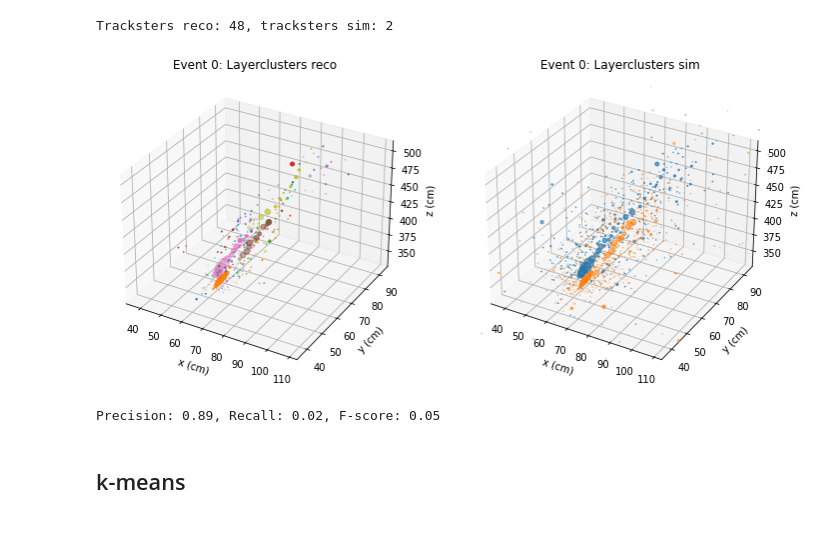
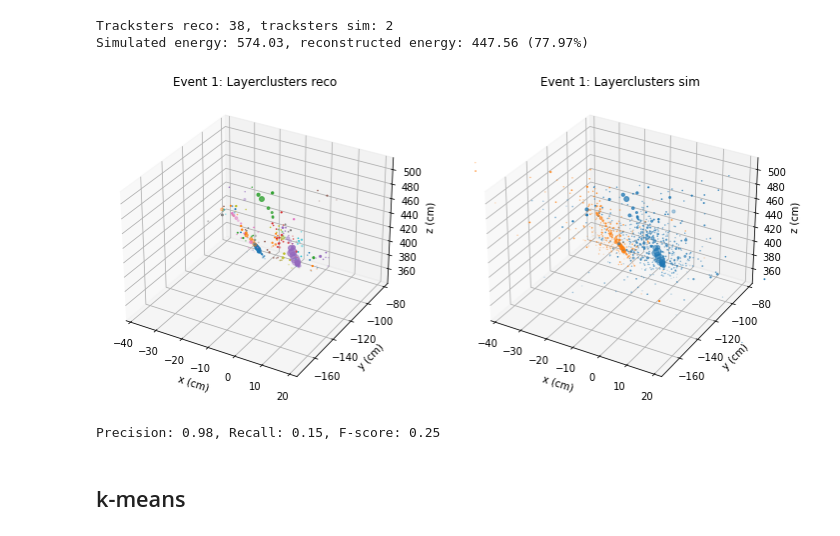
Before and after one commit to edcuba/TICLHack22_PatternReco, a Jupyter notebook: 2_baseline_centroids.ipynb, the cells around one changed output. Cells and saved outputs as stored; diff of their text form; code cells hidden in the pictures.

Commit message:
Create evaluate method

```diff
--- a/2_baseline_centroids.ipynb
+++ b/2_baseline_centroids.ipynb
@@ -1,51 +1,44 @@
 # %%
 import uproot
-import awkward as ak
 import numpy as np
-from reco.plotting import plot_event, plot_trackster
-from reco.evaluation import bcubed, f_score
-from reco.event import get_trackster_map
-from reco.energy import get_energy_map
+from reco.plotting import plot_event, plot_tracksters
+from reco.evaluation import evaluate
+from reco.event import remap_array_by_label
+from reco.energy import get_total_energy
 import matplotlib.pyplot as plt
 %matplotlib inline
 
-file_name = "~/data/close_by_two_pions_15cm/new_ntuples_14955802_28.root"
+file_name = "~/Data/pions/new_ntuples_14955802_7.root"
 
 tracksters = uproot.open({file_name: "ticlNtuplizer/tracksters"})
 simtracksters = uproot.open({file_name: "ticlNtuplizer/simtrackstersSC"})
 associations = uproot.open({file_name: "ticlNtuplizer/associations"})
 # %%
-eid = 0
+eid = 1
 
 t_indexes = tracksters["vertices_indexes"].array()[eid]
 t_energy = tracksters["vertices_energy"].array()[eid]
 v_multi = tracksters["vertices_multiplicity"].array()[eid]
 st_indexes = simtracksters["stsSC_vertices_indexes"].array()[eid]
 st_energy = simtracksters["stsSC_vertices_energy"].array()[eid]
 sv_multi = simtracksters["stsSC_vertices_multiplicity"].array()[eid]
 
 print(f"Tracksters reco: {len(t_indexes)}, tracksters sim: {len(st_indexes)}")
+
+reco_total = get_total_energy(t_energy, v_multi)
+sim_total = get_total_energy(st_energy, sv_multi)
+print(f"Simulated energy: {sim_total:.2f}, reconstructed energy: {reco_total:.2f} ({(reco_total / sim_total) * 100:.2f}%)")
+
 plot_event(tracksters, simtracksters, eid, legend=False)
 # %% [output]
-Tracksters reco: 48, tracksters sim: 2
+Tracksters reco: 38, tracksters sim: 2
+Simulated energy: 574.03, reconstructed energy: 447.56 (77.97%)
-[figure, old version]
+[figure, new version]
-# %%
-# precompute LC -> Trackster mapping
-i2rt = get_trackster_map(t_indexes, v_multi)
-i2st = get_trackster_map(st_indexes, sv_multi)
-
-# precompute LC -> Energy mapping (same for all tracksters the LC is in)
-te_map = get_energy_map(t_indexes, t_energy, v_multi)
-ste_map = get_energy_map(st_indexes, st_energy, sv_multi)
-
-t_vertices = ak.flatten(t_indexes)
-st_vertices = ak.flatten(st_indexes)    # include noise
-
-precision = bcubed(t_vertices, t_indexes, i2rt, i2st, e_map=te_map)
-recall = bcubed(st_vertices, st_indexes, i2st, i2rt, e_map=ste_map)
-print(f"Precision: {precision:.2f}, Recall: {recall:.2f}, F-score: {f_score(precision, recall):.2f}")
-# %% [output]
-Precision: 0.89, Recall: 0.02, F-score: 0.05
+# %%
+precision, recall, fscore = evaluate(t_indexes, st_indexes, t_energy, st_energy, v_multi, sv_multi, noise=False)
+print(f"Precision: {precision:.2f}, Recall: {recall:.2f}, F-score: {fscore:.2f}")
+# %% [output]
+Precision: 0.98, Recall: 0.15, F-score: 0.25
 # %% [markdown]
 ## k-means
 # %%
```
Also changed, not shown: parts of 6 cells of this notebook, 4 other files.
